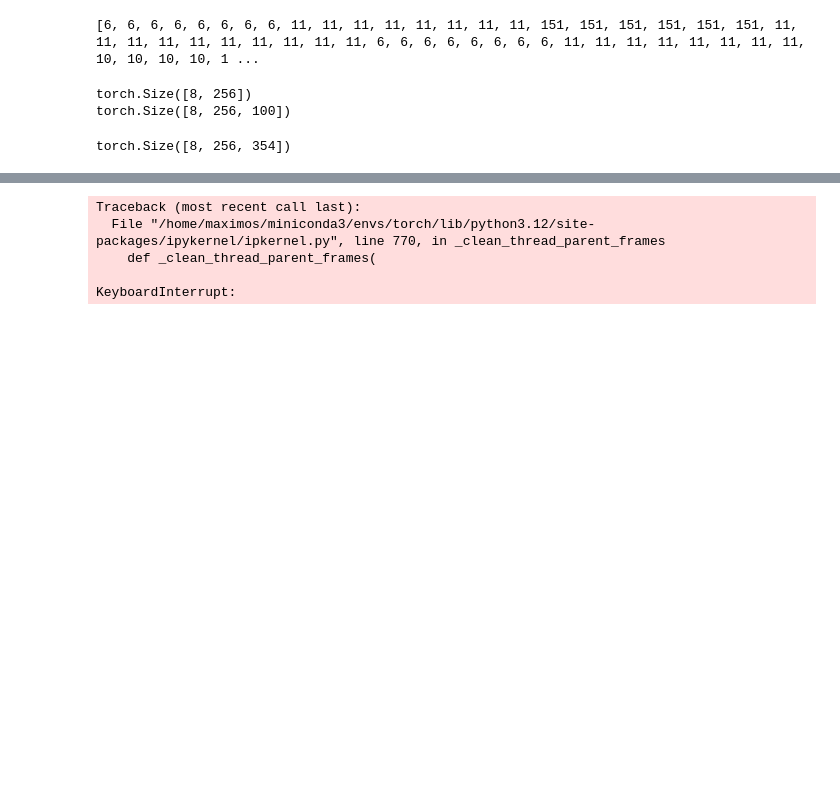
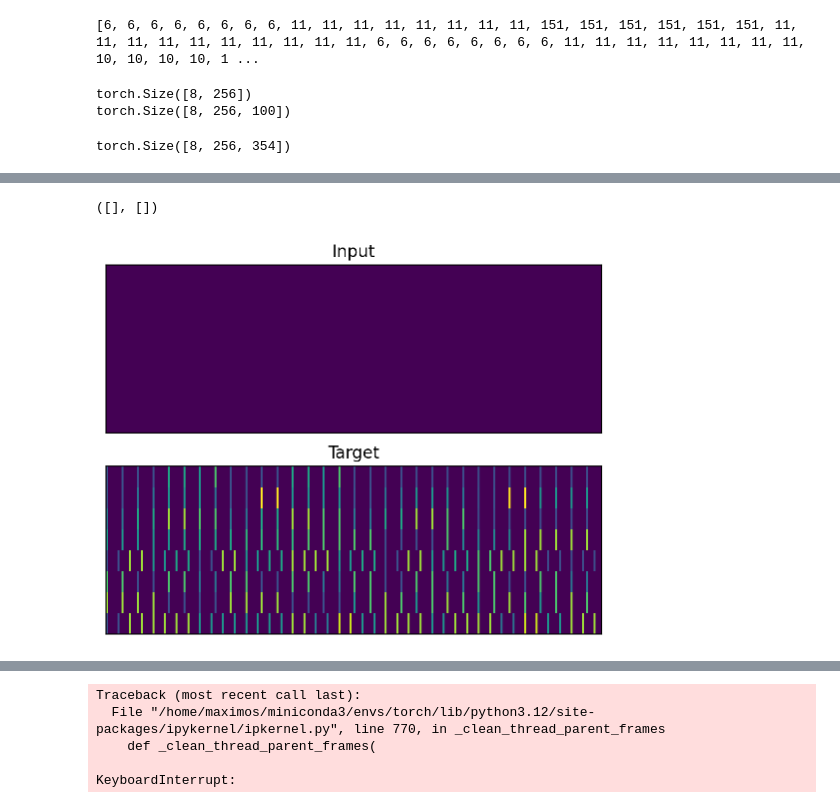
Before and after one commit to maximoskp/MaskedMelHarm, a Jupyter notebook: test_data.ipynb, the cells around one changed output, grey strips where cells are left out. Cells and saved outputs as stored; diff of their text form; code cells hidden in the pictures; blank space fills up the shorter version.

```diff
--- a/test_data.ipynb
+++ b/test_data.ipynb
@@ -104,0 +136,24 @@ plt.imshow(target)
+# %%
+step_idx = 1
+masked_harmony, target = apply_structured_masking(
+    batch['input_ids'],
+    mask_token_id,
+    step_idx,
+    batch['time_signature'],
+    curriculum_type='ts_blank' # 'no', 'random', 'ts_blank', 'ts_incr'
+)
+# print(masked_harmony)
+# print(target)
+plt.subplot(2,1,1)
+plt.imshow(masked_harmony, aspect='auto')
+plt.title('Input')
+plt.xticks([])
+plt.yticks([])
+plt.subplot(2,1,2)
+plt.imshow(target, aspect='auto')
+plt.title('Target')
+plt.xticks([])
+plt.yticks([])
+# %% [output]
+([], [])
+[figure, added]
```
Also changed, not shown: parts of 4 cells of this notebook, 1 other file.
